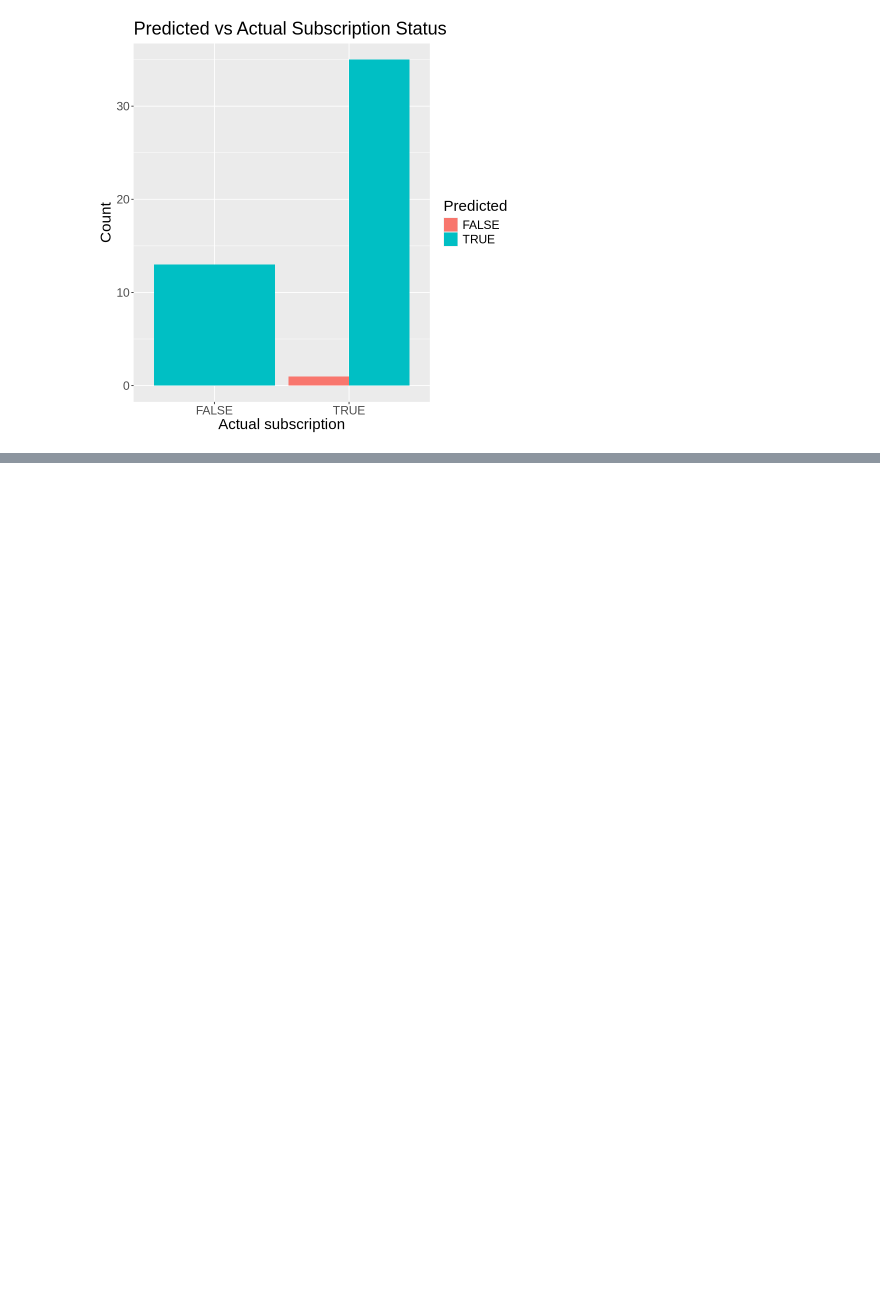
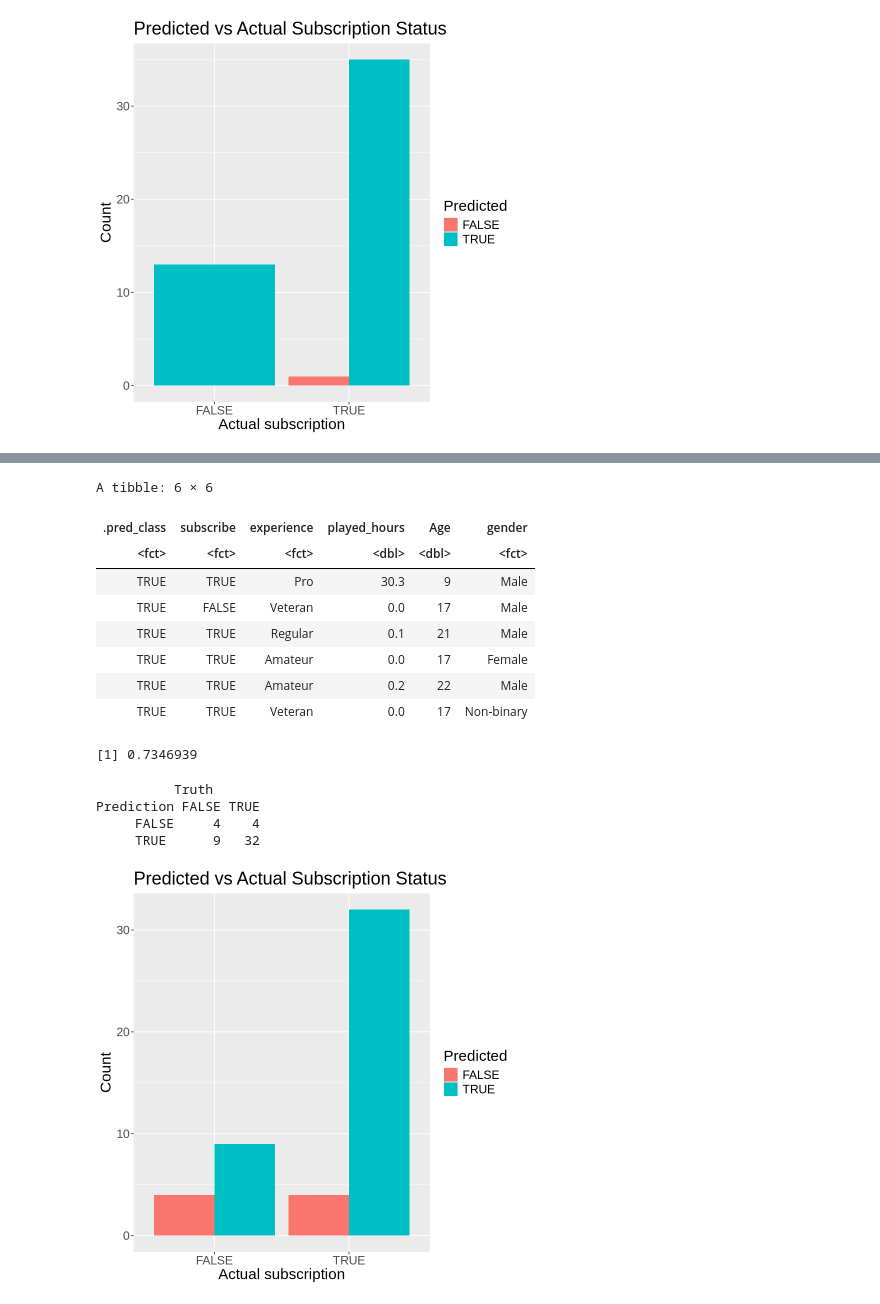
Before and after one commit to Tim-W36/DSCI-100-Group-30-Final-Project-Report-, a Jupyter notebook: proj_ind.ipynb, the cells around one changed output, grey strips where cells are left out. Cells and saved outputs as stored; diff of their text form; code cells hidden in the pictures; blank space fills up the shorter version.

```diff
--- a/proj_ind.ipynb
+++ b/proj_ind.ipynb
@@ -679,0 +682,61 @@ Prediction FALSE TRUE
+# %%
+# Model Specification K=5
+knn_final <- nearest_neighbor(
+  weight_func = "rectangular",
+  neighbors   = 5
+) |>
+  set_engine("kknn") |>
+  set_mode("classification")
+
+players_fit <- workflow() |>
+  add_recipe(players_recipe) |>
+  add_model(knn_final) |>
+  fit(data = players_train)
+
+# Generate Predictions
+players_test_predictions <- predict(players_fit, players_test) |>
+  bind_cols(players_test)
+
+head(players_test_predictions)
+
+# Gather Metrics
+players_test_metrics <- players_test_predictions |>
+  metrics(truth = subscribe, estimate = .pred_class)
+
+players_test_accuracy <- players_test_metrics |>
+  filter(.metric == "accuracy") |>
+  pull(.estimate)
+
+players_test_accuracy
+
+# Results
+players_test_predictions |>
+  count(subscribe, .pred_class) |>
+  ggplot(aes(x = subscribe, y = n, fill = .pred_class)) +
+  geom_col(position = "dodge") +
+  labs(
+    title = "Predicted vs Actual Subscription Status",
+    x = "Actual subscription",
+    y = "Count",
+    fill = "Predicted"
+  )
+
+
+players_test_predictions |>
+  conf_mat(truth = subscribe, estimate = .pred_class)
+# %% [output]
+A tibble: 6 × 6
+| .pred_class | subscribe | experience | played_hours | Age | gender |
+| <fct> | <fct> | <fct> | <dbl> | <dbl> | <fct> |
+| TRUE | TRUE | Pro | 30.3 | 9 | Male |
+| TRUE | FALSE | Veteran | 0.0 | 17 | Male |
+| TRUE | TRUE | Regular | 0.1 | 21 | Male |
+| TRUE | TRUE | Amateur | 0.0 | 17 | Female |
+| TRUE | TRUE | Amateur | 0.2 | 22 | Male |
+| TRUE | TRUE | Veteran | 0.0 | 17 | Non-binary |
+[1] 0.7346939
+          Truth
+Prediction FALSE TRUE
+     FALSE     4    4
+     TRUE      9   32
+[figure, added]
```
Also changed, not shown: parts of 11 cells of this notebook.
